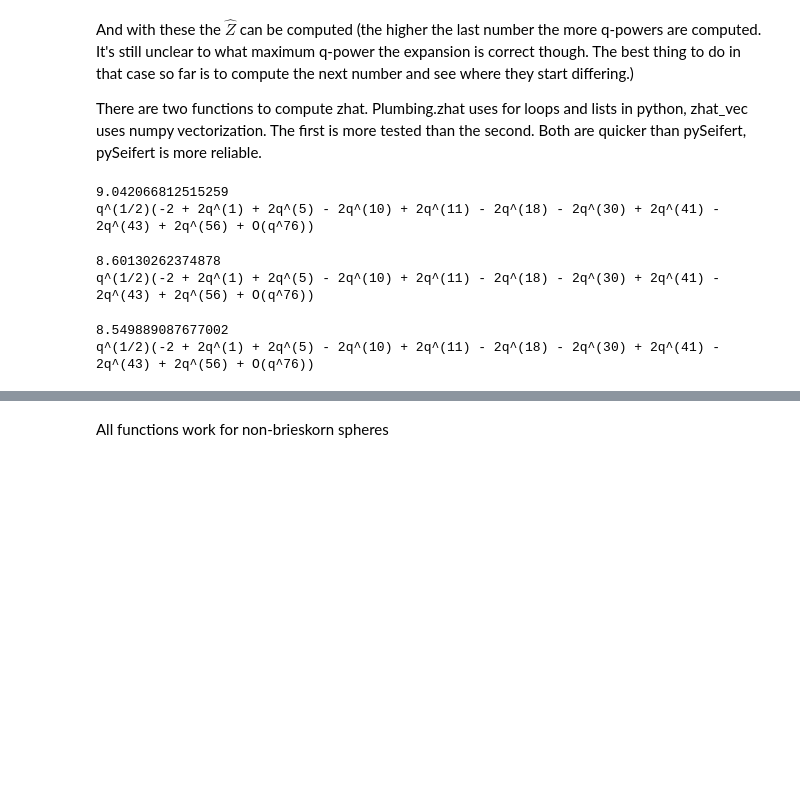
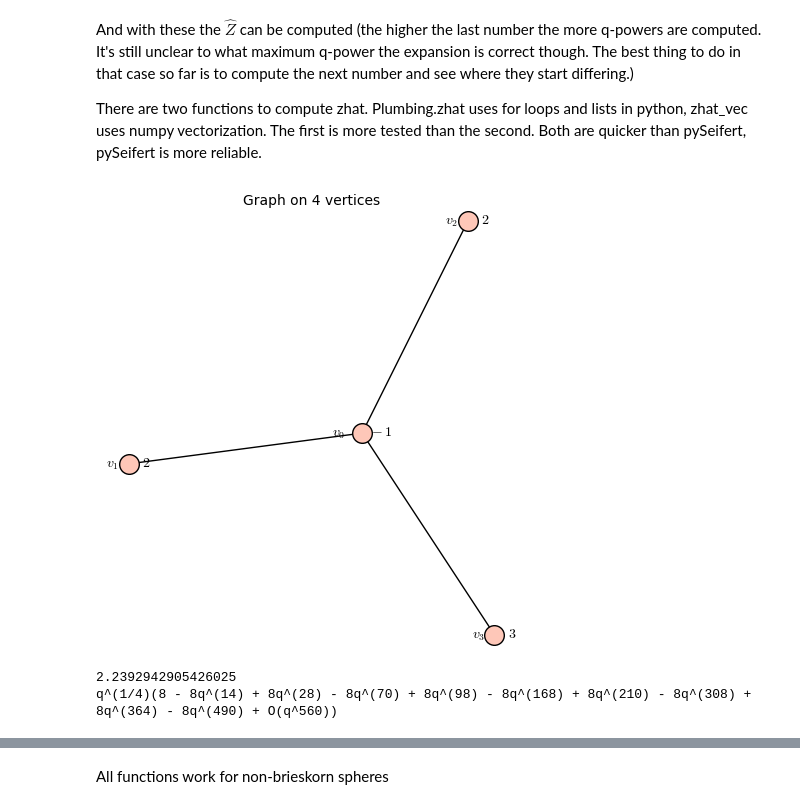
Before and after one commit to d-passaro/pyPlumbing, a Jupyter notebook: examples.ipynb, the cells around one changed output, grey strips where cells are left out. Drawn from its saved outputs; the diff is of its cells as text; code cells hidden in the pictures; blank space fills up the shorter version.

```diff
--- a/examples.ipynb
+++ b/examples.ipynb
@@ -80,33 +60,19 @@ P4.spin_c(["A",1]),P4.spin_c(["A",2]),P4.spin_c(["A",5]),P4.spin_c(["D",5])
 And with these the $\hat{Z}$ can be computed (the higher the last number the more q-powers are computed. It's still unclear to what maximum q-power the expansion is correct though. The best thing to do in that case so far is to compute the next number and see where they start differing.)
 
 There are two functions to compute zhat. Plumbing.zhat uses for loops and lists in python, zhat_vec uses numpy vectorization. The first is more tested than the second. Both are quicker than pySeifert, pySeifert is more reliable.
-# %%
-import time
-st = time.time()
-zh = P.zhat(["A",1],P.spin_c(["A",1])[0],10000, method = "python")
-end = time.time()
-print(end-st)
-print(zh)
-# %% [output]
-9.042066812515259
-q^(1/2)(-2 + 2q^(1) + 2q^(5) - 2q^(10) + 2q^(11) - 2q^(18) - 2q^(30) + 2q^(41) - 2q^(43) + 2q^(56) + O(q^76))
-# %%
-import time
-st = time.time()
-zh = P.zhat(["A",1],P.spin_c(["A",1])[0],10000, method = "vectorized")
-end = time.time()
-print(end-st)
-print(zh)
-# %% [output]
-8.60130262374878
-q^(1/2)(-2 + 2q^(1) + 2q^(5) - 2q^(10) + 2q^(11) - 2q^(18) - 2q^(30) + 2q^(41) - 2q^(43) + 2q^(56) + O(q^76))
-# %%
-import time
-st = time.time()
-zh = P.zhat(["A",1],P.spin_c(["A",1])[0],10000, n_powers_start = 2, method = "cython")
-end = time.time()
-print(end-st)
-print(zh)
-# %% [output]
-8.549889087677002
-q^(1/2)(-2 + 2q^(1) + 2q^(5) - 2q^(10) + 2q^(11) - 2q^(18) - 2q^(30) + 2q^(41) - 2q^(43) + 2q^(56) + O(q^76))
+# %%
+P = Plumbing.from_Seifert_data([-1,-1/2,-1/2,-1/3]);
+# %% [output]
+[figure, added]
+# %%
+import time
+st = time.time()
+load("pyPlumbing.sage")
+P = Plumbing.from_Seifert_data([-1,-1/2,-1/2,-1/3]);
+zh = P.zhat(["A",1],P.spin_c(["A",1])[0],1000,n_powers_start = 50, method = "cython", info = False)
+end = time.time()
+print(end-st)
+print(zh)
+# %% [output]
+2.2392942905426025
+q^(1/4)(8 - 8q^(14) + 8q^(28) - 8q^(70) + 8q^(98) - 8q^(168) + 8q^(210) - 8q^(308) + 8q^(364) - 8q^(490) + O(q^560))
```
Also changed, not shown: parts of 42 cells of this notebook, 5 other files.
